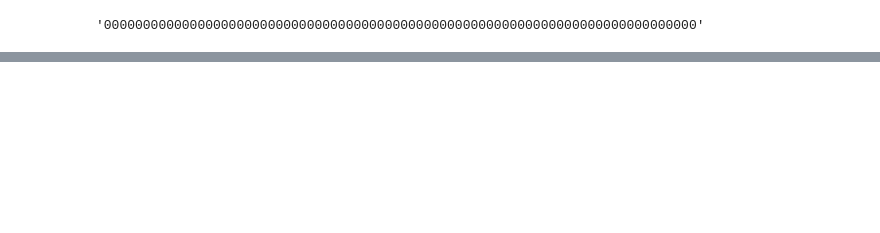
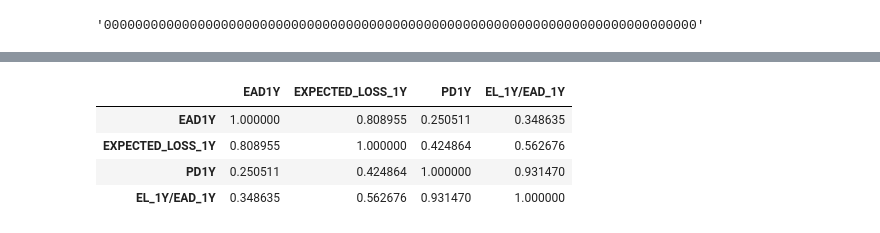
Before and after one commit to lucavice76/UCDPA_LucaVicentini, a Jupyter notebook: Project2.ipynb, the cells around one changed output, grey strips where cells are left out. Saved outputs shown, nothing was run; the diff lists cells and outputs as text; code cells hidden in the pictures; blank space fills up the shorter version.

```diff
--- a/Project2.ipynb
+++ b/Project2.ipynb
@@ -349,0 +327,8 @@ TypeError: unsupported operand type(s) for *: 'Timestamp' and 'float'
+# %%
+ECL_Study_CPTY_Country_Codes.corr()
+# %% [output]
+|  | EAD1Y | EXPECTED_LOSS_1Y | PD1Y | EL_1Y/EAD_1Y |
+| EAD1Y | 1.000000 | 0.808955 | 0.250511 | 0.348635 |
+| EXPECTED_LOSS_1Y | 0.808955 | 1.000000 | 0.424864 | 0.562676 |
+| PD1Y | 0.250511 | 0.424864 | 1.000000 | 0.931470 |
+| EL_1Y/EAD_1Y | 0.348635 | 0.562676 | 0.931470 | 1.000000 |
```
Also changed, not shown: parts of 21 cells of this notebook.
